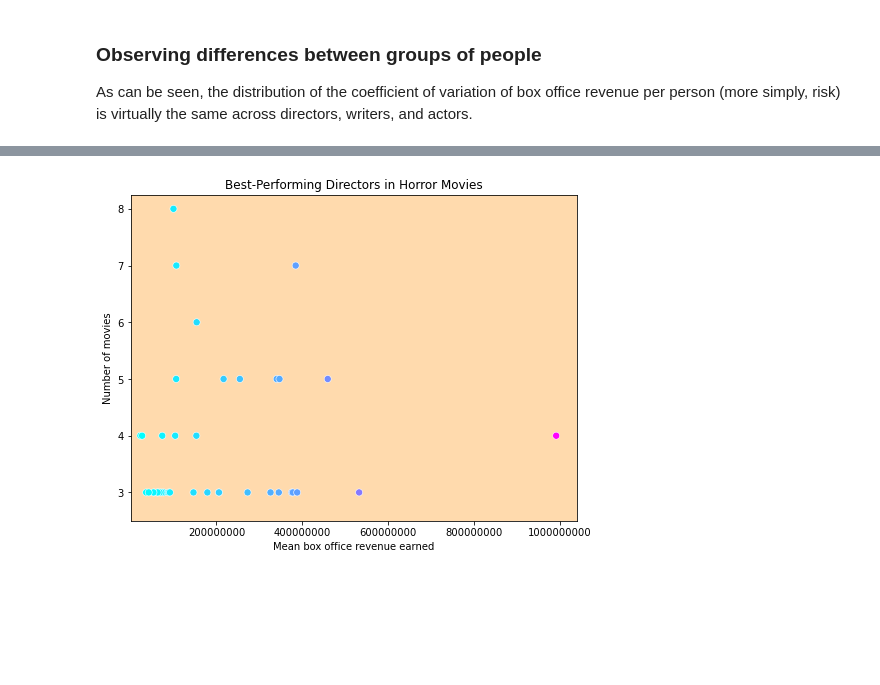
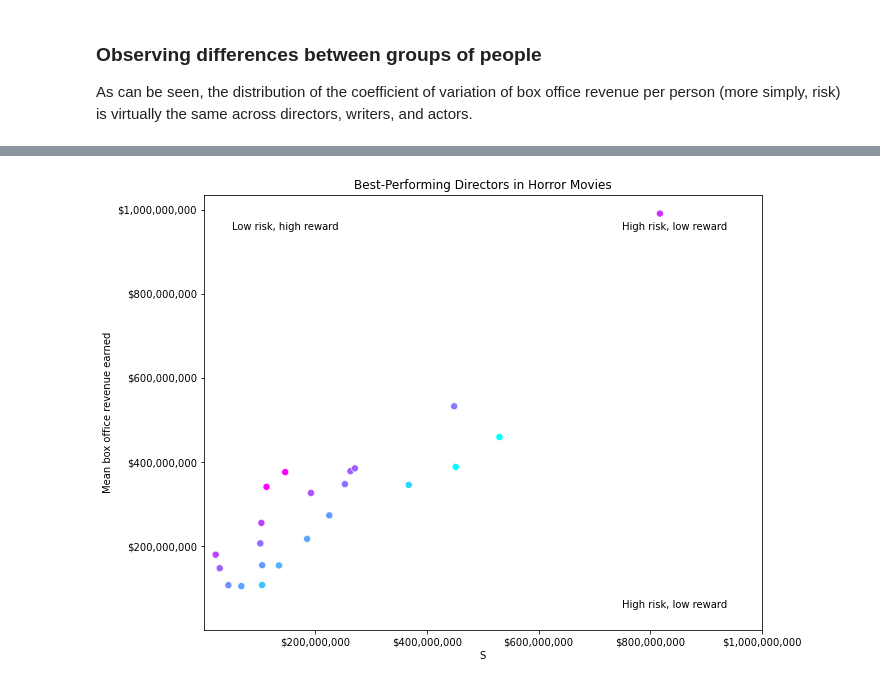
Before and after one commit to hall-nicholas/flatiron-ds-project-1, a Jupyter notebook: code/phase1_project.ipynb, the cells around one changed output, grey strips where cells are left out. Saved outputs shown, nothing was run; the diff lists cells and outputs as text; code cells hidden in the pictures; blank space fills up the shorter version.

```diff
--- a/code/phase1_project.ipynb
+++ b/code/phase1_project.ipynb
@@ -499,5 +478,4 @@ actors.set_ylabel('Count');
 # %%
-# Here as well. Can we change to Seaborn?
 # Modularized code into a function
 def generatePeopleVisual(df, target_group, target_genre): # target_genre can be a string or a list
     # Eliminates people who are not relevant to the target genre
@@ -510,32 +488,28 @@ def generatePeopleVisual(df, target_group, target_genre): # target_genre can be
                 break
         if(is_missing_genre):
             spec_df = spec_df.drop(row)
+    spec_df = spec_df.reset_index().drop(columns=['index'])
 
     # Generates the scatter plot
-    fig, ax = plt.subplots(figsize=(8,6))
+    fig, ax = plt.subplots(figsize=(10,8))
 
-    best_pople = sns.scatterplot(x=spec_df.mean_total_gross,
-                                 y=spec_df.num_movies,
-                                 c= spec_df.mean_total_gross,
-                                 cmap='cool',
-                                 marker='o',
-                                 s=50)
-    #ax.scatter(spec_df.mean_total_gross,
-    #           spec_df.num_movies,
-    #           c= spec_df.mean_total_gross,
-    #           cmap='cool',
-    #           marker='o',
-    #           s=50)
+    sns.scatterplot(x=spec_df.std_total_gross,
+                    y=spec_df.mean_total_gross,
+                    c=spec_df.mean_total_gross - spec_df.std_total_gross,
+                    cmap='cool',
+                    marker='o',
+                    s=50)
 
     # Miscellaneous formatting
     ax.set_xlim(left=0)
     ax.set_ylim(bottom=2.5)
-    ax.set_yticks(range(min(spec_df.num_movies), max(spec_df.num_movies) + 1))
     ax.set_xticks(np.linspace(int(round(max(spec_df.mean_total_gross), -8) / 5), int(round(max(spec_df.mean_total_gross), -8)), num=5))
-    ax.set_facecolor('#ffdaad')
     ax.ticklabel_format(style='plain')
+    tick = mtick.StrMethodFormatter('${x:,.0f}')
+    ax.xaxis.set_major_formatter(tick)
+    ax.yaxis.set_major_formatter(tick)
 
-    # Labels
+    # Labels (accounts for list or string input)
     if(type(target_genre) == str):
         ax.set_title('Best-Performing ' + target_group.title() + ' in ' + target_genre.title() + ' Movies')
     elif(len(target_genre) == 1):
@@ -546,10 +520,13 @@ def generatePeopleVisual(df, target_group, target_genre): # target_genre can be
     else:
         ax.set_title('Best-Performing ' + target_group.title() + ' in ' + ', '.join(target_genre[0:-1]).title() + \
                     ', & ' + target_genre[-1].title() + ' Movies')
-    ax.set_xlabel('Mean box office revenue earned')
-    ax.set_ylabel('Number of movies')
+    ax.set_xlabel('S')
+    ax.set_ylabel('Mean box office revenue earned')
+    ax.annotate('Low risk, high reward', xy=(0.05, 0.92), xycoords='axes fraction')
+    ax.annotate('High risk, low reward', xy=(0.75, 0.92), xycoords='axes fraction')
+    ax.annotate('High risk, low reward', xy=(0.75, 0.05), xycoords='axes fraction')
+    return spec_df
 # %%
-# Example use case
-generatePeopleVisual(df, 'directors', 'horror')
+horr_dir_df = generatePeopleVisual(df, 'directors', 'horror')
 # %% [output]
-[figure, old version]
+[figure, new version]
```
Also changed, not shown: parts of 14 cells of this notebook, 1 other file.
